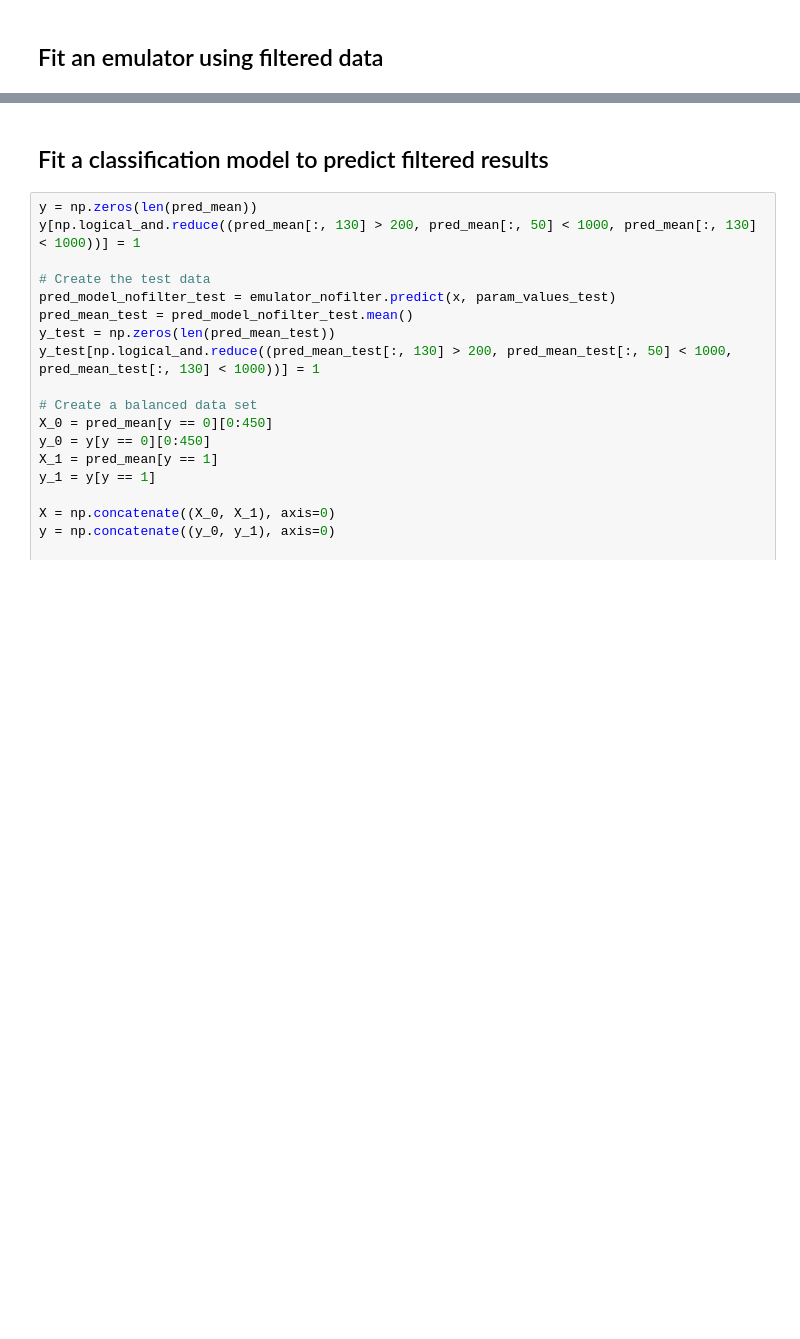
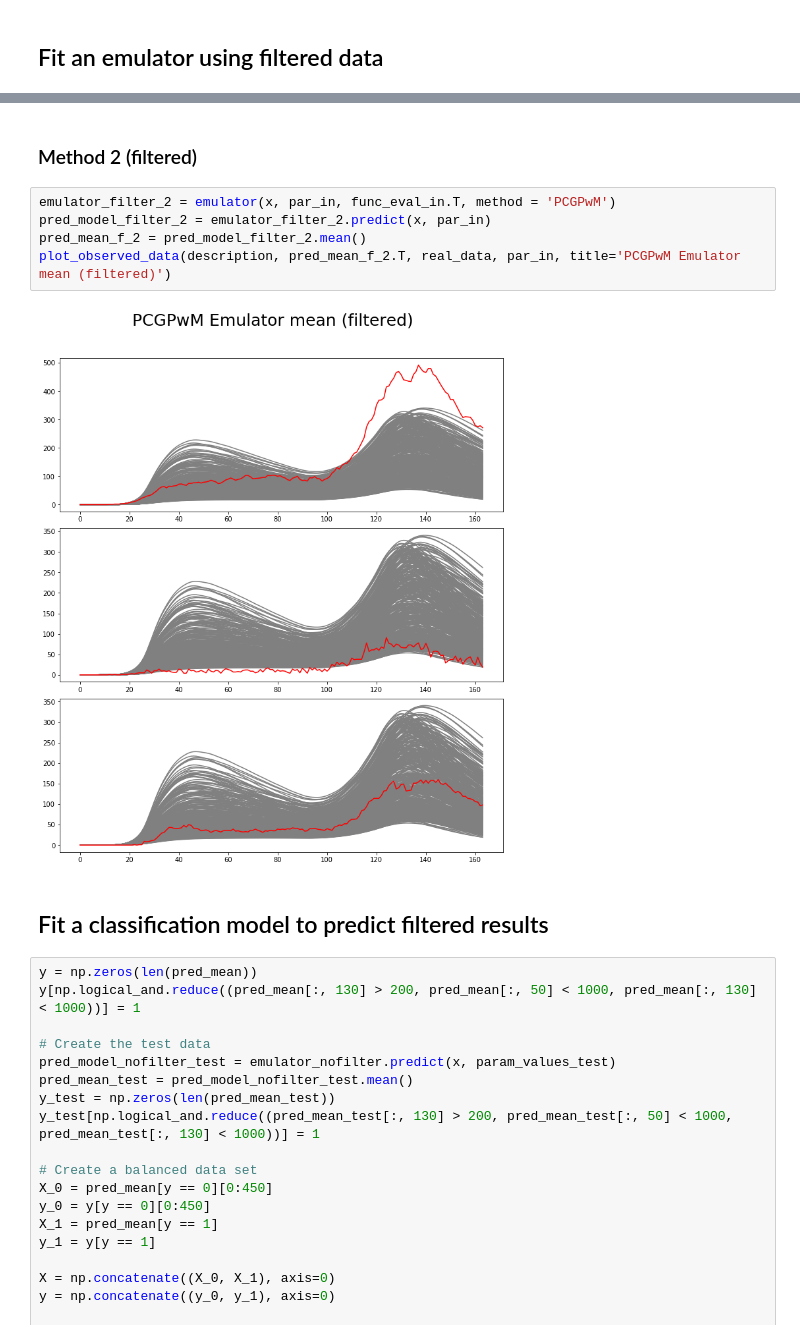
Before and after one commit to catatonicpig/ModCal, a Jupyter notebook: examples/Example3/Example3_nb.ipynb, the cells around one changed output, grey strips where cells are left out. Drawn from its saved outputs; the diff is of its cells as text; blank space fills up the shorter version.

```diff
--- a/examples/Example3/Example3_nb.ipynb
+++ b/examples/Example3/Example3_nb.ipynb
@@ -79,3 +99,12 @@ Function supplementtheta not found in module!
+# %% [markdown]
+### Method 2 (filtered)
+# %%
+emulator_filter_2 = emulator(x, par_in, func_eval_in.T, method = 'PCGPwM')
+pred_model_filter_2 = emulator_filter_2.predict(x, par_in)
+pred_mean_f_2 = pred_model_filter_2.mean()
+plot_observed_data(description, pred_mean_f_2.T, real_data, par_in, title='PCGPwM Emulator mean (filtered)')
+# %% [output]
+[figure, added]
 # %% [markdown]
 ## Fit a classification model to predict filtered results
 # %%
```
Also changed, not shown: parts of 12 cells of this notebook, 6 other files.
